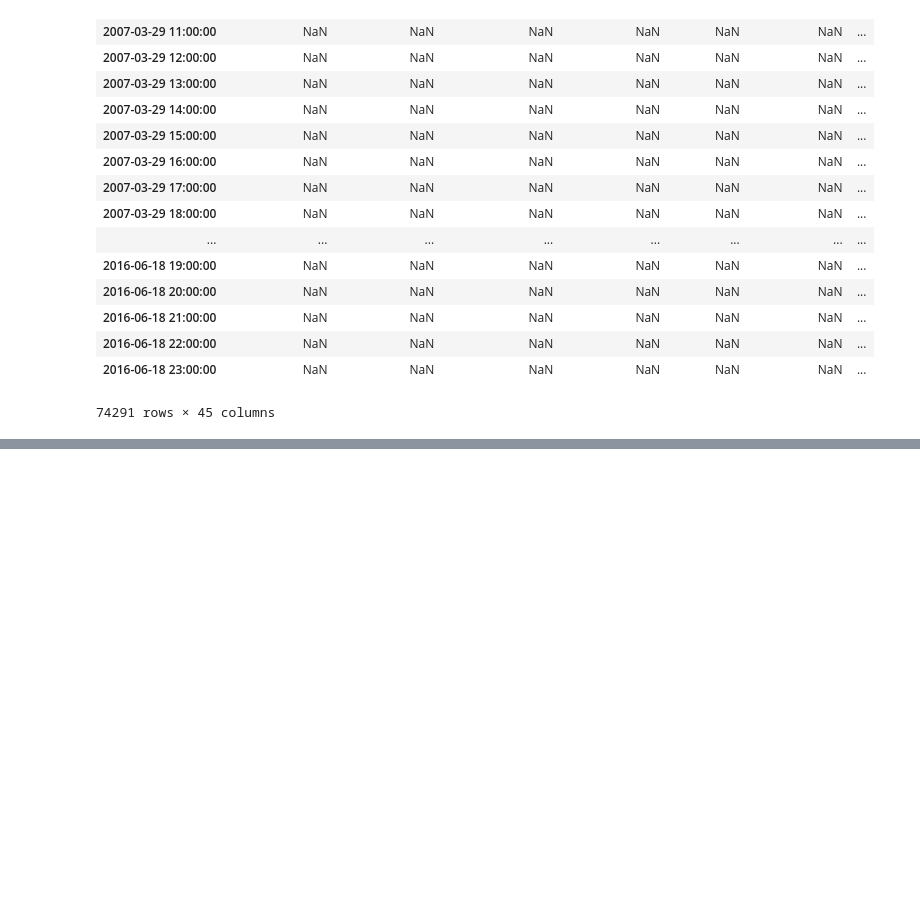
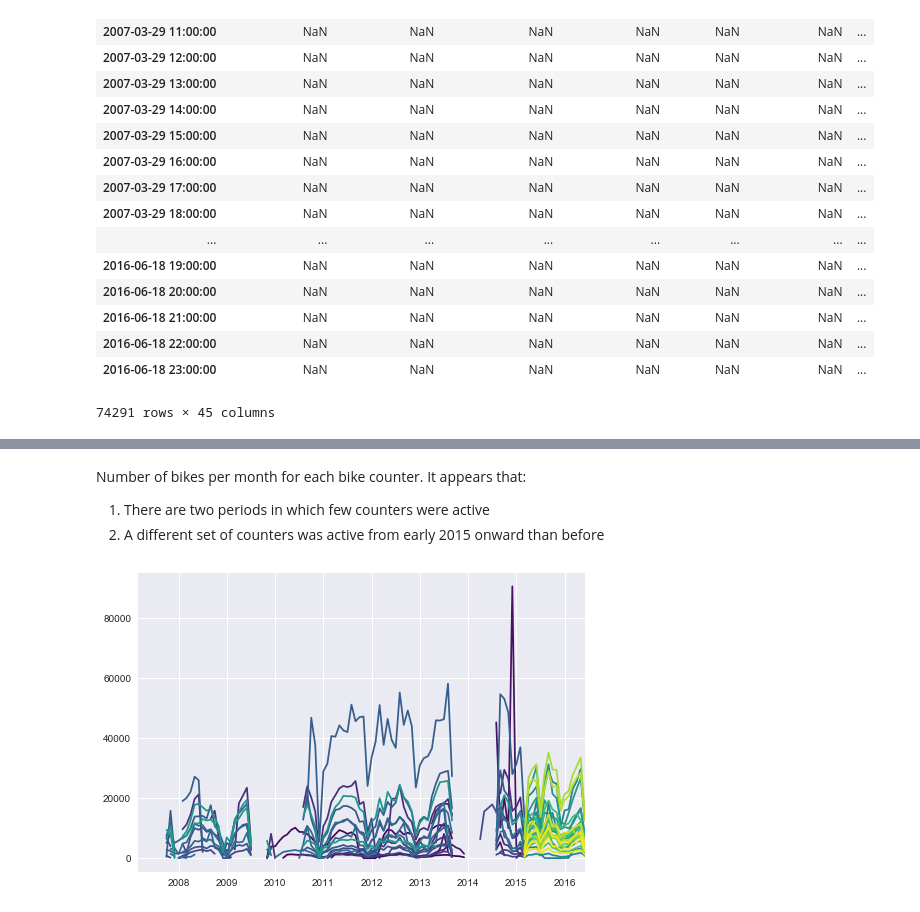
Before and after one commit to ajgeers/edinburgh-bike-counter, a Jupyter notebook: data_analysis.ipynb, the cells around one changed output, grey strips where cells are left out. Saved outputs shown, nothing was run; the diff lists cells and outputs as text; code cells hidden in the pictures; blank space fills up the shorter version.

```diff
--- a/data_analysis.ipynb
+++ b/data_analysis.ipynb
@@ -41,0 +51,8 @@ data
+# %% [markdown]
+Number of bikes per month for each bike counter. It appears that:
+1. There are two periods in which few counters were active
+2. A different set of counters was active from early 2015 onward than before
+# %%
+monthly.where(monthly > 0.0).plot(colormap='viridis', legend=False);
+# %% [output]
+[figure, added]
```
Also changed, not shown: parts of 5 cells of this notebook.
